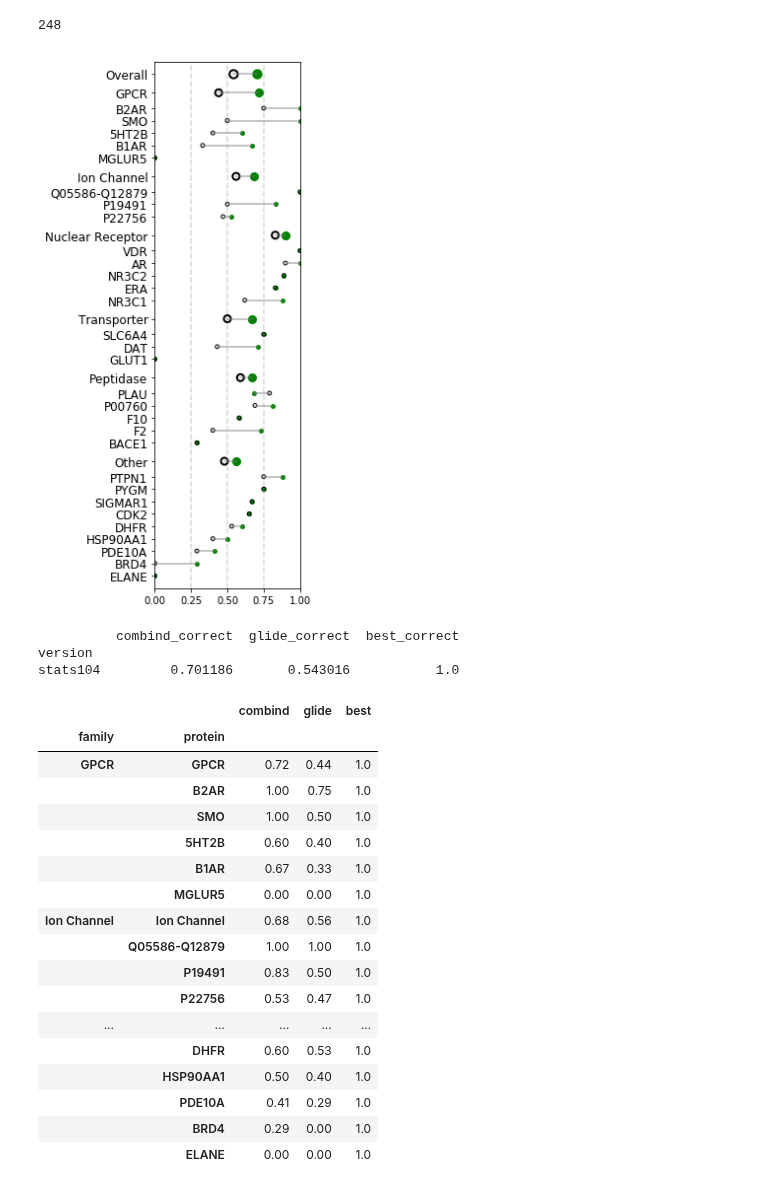
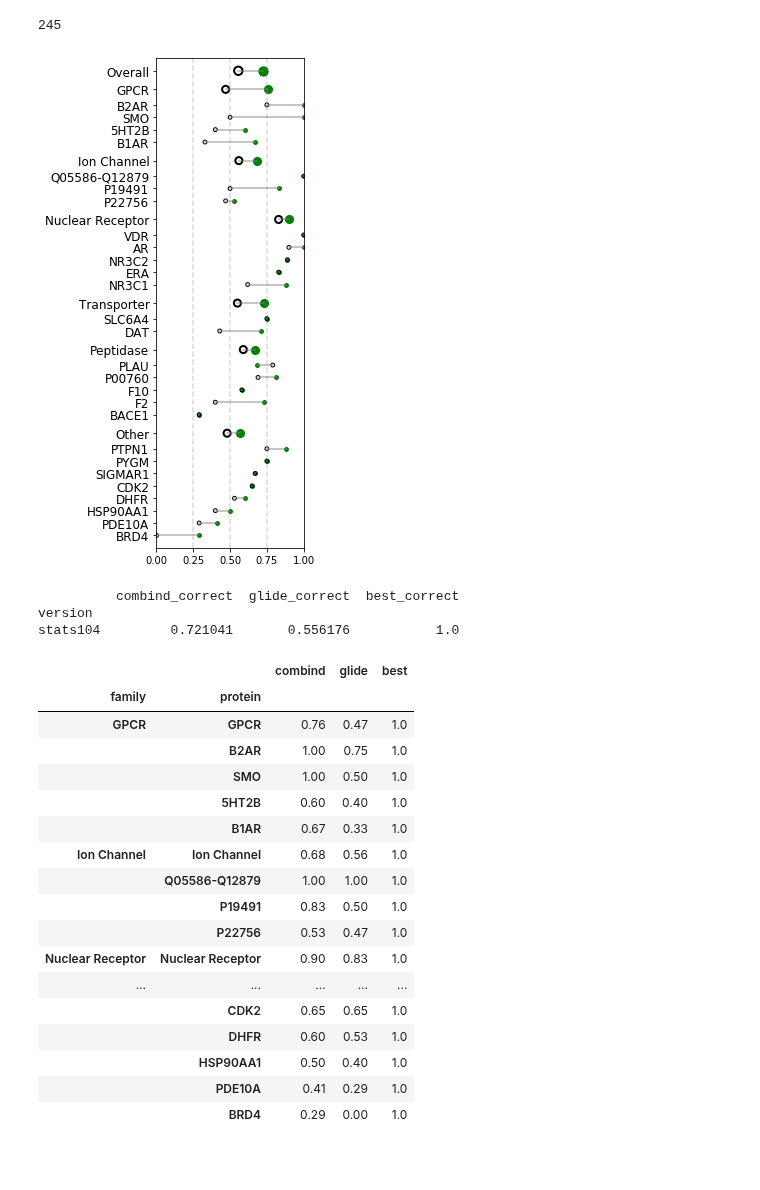
Before and after one commit to orangese/combind_multistruct_benchmarking, a Jupyter notebook: notebooks/paper/combind_performance_table.ipynb, the cells around one changed output. Drawn from its saved outputs; the diff is of its cells as text; code cells hidden in the pictures; blank space fills up the shorter version.

```diff
--- a/notebooks/paper/combind_performance_table.ipynb
+++ b/notebooks/paper/combind_performance_table.ipynb
@@ -78,15 +78,18 @@ def dumbell(table, drug=None, save=None):
     plt.ylim(min(yticks)-1, max(yticks)+1)
     plt.tight_layout()
     if save:
-        plt.savefig('../../../illustrator/benchmark/img/{}.pdf'.format(save))
+        plt.savefig('../../pymol/figures/benchmark/{}.pdf'.format(save))
     plt.show()
 
 def run(helpers, aggregate, method='standard', save=None):
     ligs = 0 if helpers == 'pdb' else 20
     data = get_data(helpers, 'stats104', True)
+    data = data[data.mcss < 0.5]
+    data = data[~data.index.get_level_values('protein').isin(['MGLUR5', 'ELANE', 'GLUT1'])]
 
     ligand = data.xs((helpers, method, ligs, 'mcss_contact_hbond_sb', 1.0),
                       level=('helpers', 'mode', 'n_ligs', 'features', 'alpha')).filter(regex='rmsd|correct')
+
     target = ligand.groupby(level=list(range(len(ligand.index.levels)-1))).mean().dropna()
     print(ligand.shape[0])
     if aggregate == 'target':
@@ -98,29 +101,29 @@ def run(helpers, aggregate, method='standard', save=None):
     print(drug_average(family).filter(regex='correct'))
     return table
 # %%
-run('best_affinity_diverse', 'ligand')
+run('best_affinity_diverse', 'ligand', save='best_affinity_diverse_benchmark')
 # %% [output]
-248
+245
-[figure, old version]
+[figure, new version]
           combind_correct  glide_correct  best_correct
 version
-stats104         0.701186       0.543016           1.0
+stats104         0.721041       0.556176           1.0
 |  |  | combind | glide | best |
 | family | protein |  |  |  |
-| GPCR | GPCR | 0.72 | 0.44 | 1.0 |
+| GPCR | GPCR | 0.76 | 0.47 | 1.0 |
 |  | B2AR | 1.00 | 0.75 | 1.0 |
 |  | SMO | 1.00 | 0.50 | 1.0 |
 |  | 5HT2B | 0.60 | 0.40 | 1.0 |
 |  | B1AR | 0.67 | 0.33 | 1.0 |
-|  | MGLUR5 | 0.00 | 0.00 | 1.0 |
 | Ion Channel | Ion Channel | 0.68 | 0.56 | 1.0 |
 |  | Q05586-Q12879 | 1.00 | 1.00 | 1.0 |
 |  | P19491 | 0.83 | 0.50 | 1.0 |
 |  | P22756 | 0.53 | 0.47 | 1.0 |
+| Nuclear Receptor | Nuclear Receptor | 0.90 | 0.83 | 1.0 |
 | ... | ... | ... | ... | ... |
+|  | CDK2 | 0.65 | 0.65 | 1.0 |
 |  | DHFR | 0.60 | 0.53 | 1.0 |
 |  | HSP90AA1 | 0.50 | 0.40 | 1.0 |
 |  | PDE10A | 0.41 | 0.29 | 1.0 |
 |  | BRD4 | 0.29 | 0.00 | 1.0 |
-|  | ELANE | 0.00 | 0.00 | 1.0 |
 # %%
```
Also changed, not shown: parts of 1 cell of this notebook, 34 other files.
